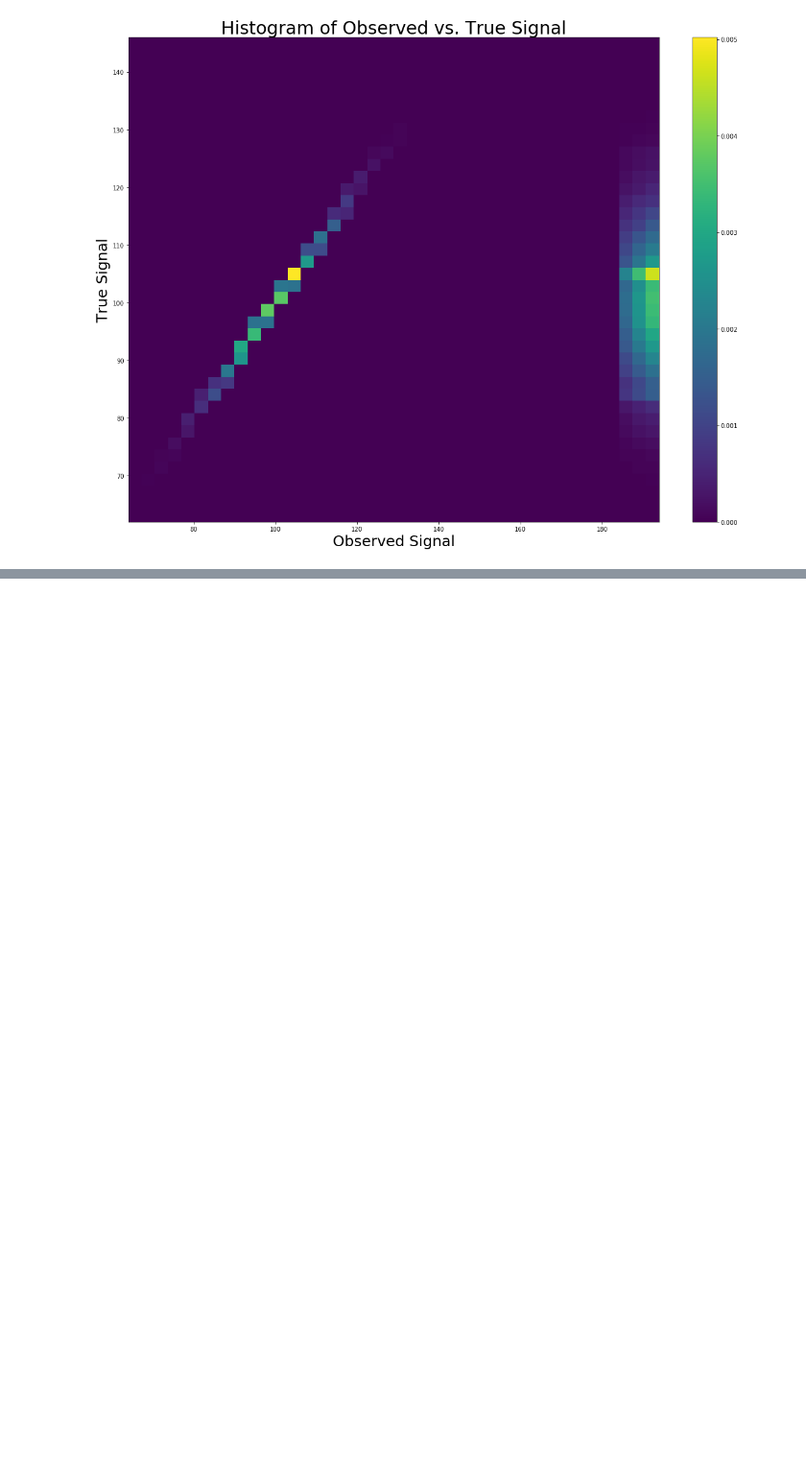
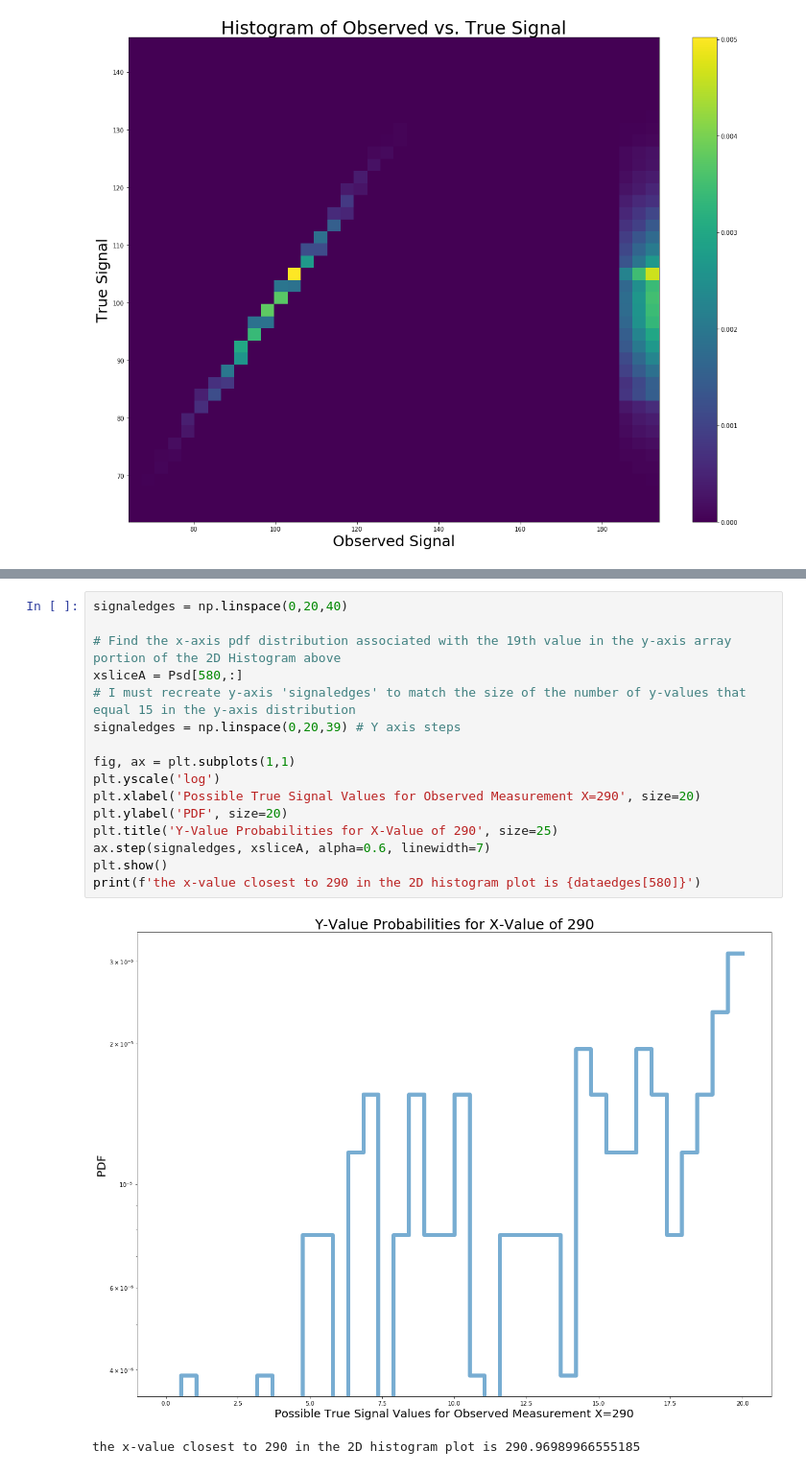
Before and after one commit to jbc1216/434-Portfolio, a Jupyter notebook: FinchCarr_Lab06.ipynb, the cells around one changed output, grey strips where cells are left out. Shown: that part at 96% size. Cells and saved outputs as stored; diff of their text form; blank space fills up the shorter version.

```diff
--- a/FinchCarr_Lab06.ipynb
+++ b/FinchCarr_Lab06.ipynb
@@ -123,0 +183,19 @@ plt.show()
+# %%
+signaledges = np.linspace(0,20,40)
+
+# Find the x-axis pdf distribution associated with the 19th value in the y-axis array portion of the 2D Histogram above
+xsliceA = Psd[580,:]
+# I must recreate y-axis 'signaledges' to match the size of the number of y-values that equal 15 in the y-axis distribution
+signaledges = np.linspace(0,20,39) # Y axis steps
+
+fig, ax = plt.subplots(1,1)
+plt.yscale('log')
+plt.xlabel('Possible True Signal Values for Observed Measurement X=290', size=20)
+plt.ylabel('PDF', size=20)
+plt.title('Y-Value Probabilities for X-Value of 290', size=25)
+ax.step(signaledges, xsliceA, alpha=0.6, linewidth=7)
+plt.show()
+print(f'the x-value closest to 290 in the 2D histogram plot is {dataedges[580]}')
+# %% [output]
+[figure, added]
+the x-value closest to 290 in the 2D histogram plot is 290.96989966555185
```
Also changed, not shown: parts of 18 cells of this notebook.
